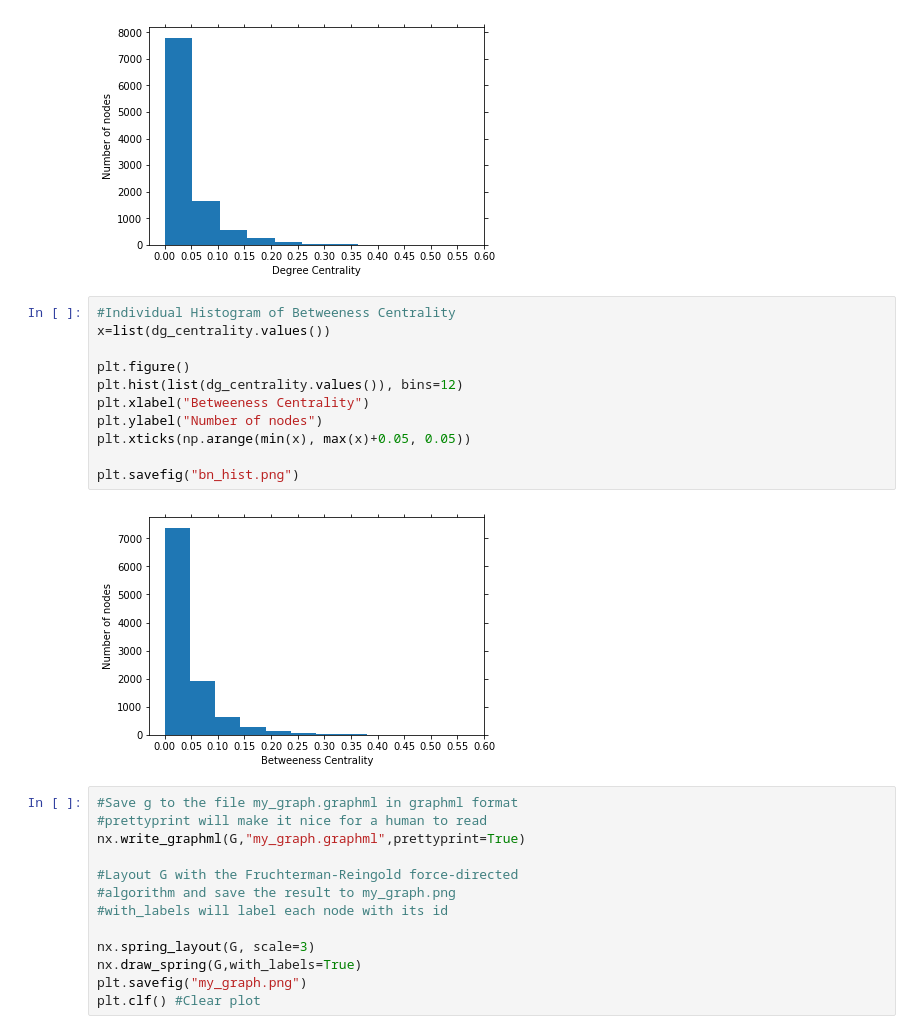
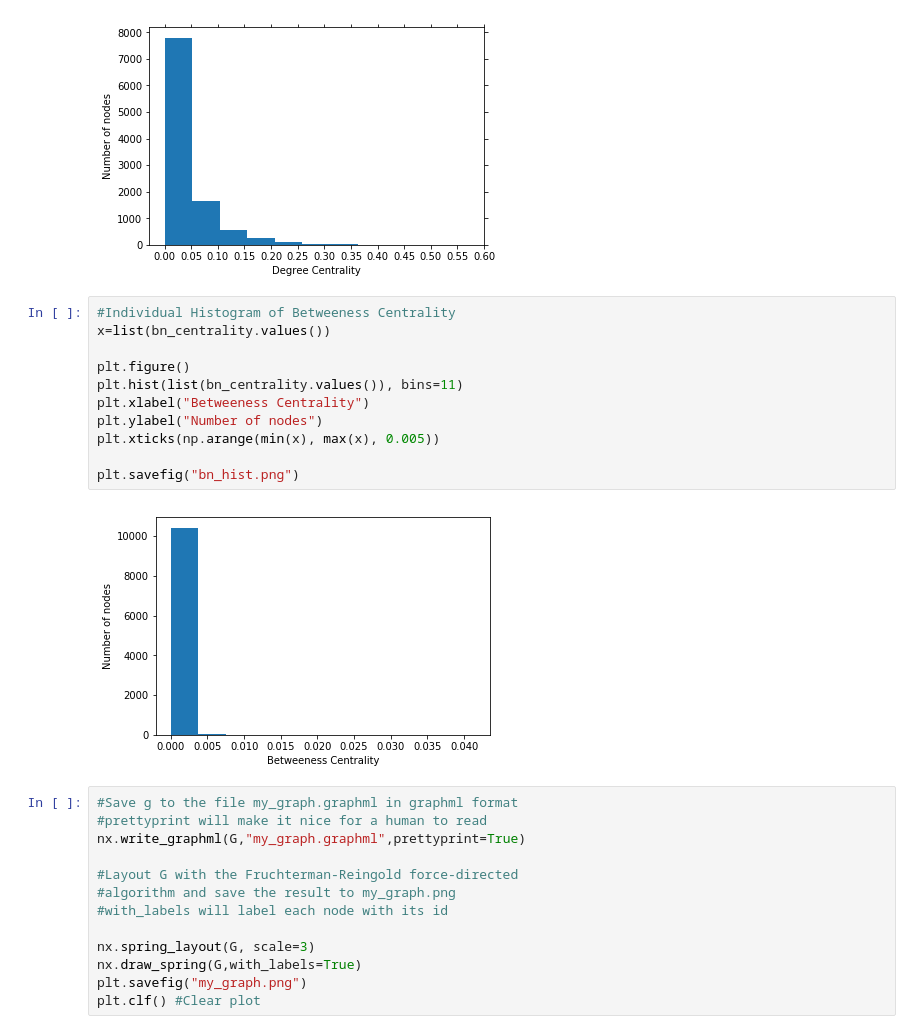
Before and after one commit to andreiarog/RC_project1, a Jupyter notebook: proj1_centrality.ipynb, the cells around one changed output. Saved outputs shown, nothing was run; the diff lists cells and outputs as text.

```diff
--- a/proj1_centrality.ipynb
+++ b/proj1_centrality.ipynb
@@ -97,17 +113,17 @@ plt.savefig("dg_hist.png")
 [figure]
 # %%
 #Individual Histogram of Betweeness Centrality
-x=list(dg_centrality.values())
+x=list(bn_centrality.values())
 
 plt.figure()
-plt.hist(list(dg_centrality.values()), bins=12)
+plt.hist(list(bn_centrality.values()), bins=11)
 plt.xlabel("Betweeness Centrality")
 plt.ylabel("Number of nodes")
-plt.xticks(np.arange(min(x), max(x)+0.05, 0.05))
+plt.xticks(np.arange(min(x), max(x), 0.005))
 
 plt.savefig("bn_hist.png")
 # %% [output]
-[figure, old version]
+[figure, new version]
 # %%
 #Save g to the file my_graph.graphml in graphml format
 #prettyprint will make it nice for a human to read
```
Also changed, not shown: parts of 2 cells of this notebook, 1 other file.
